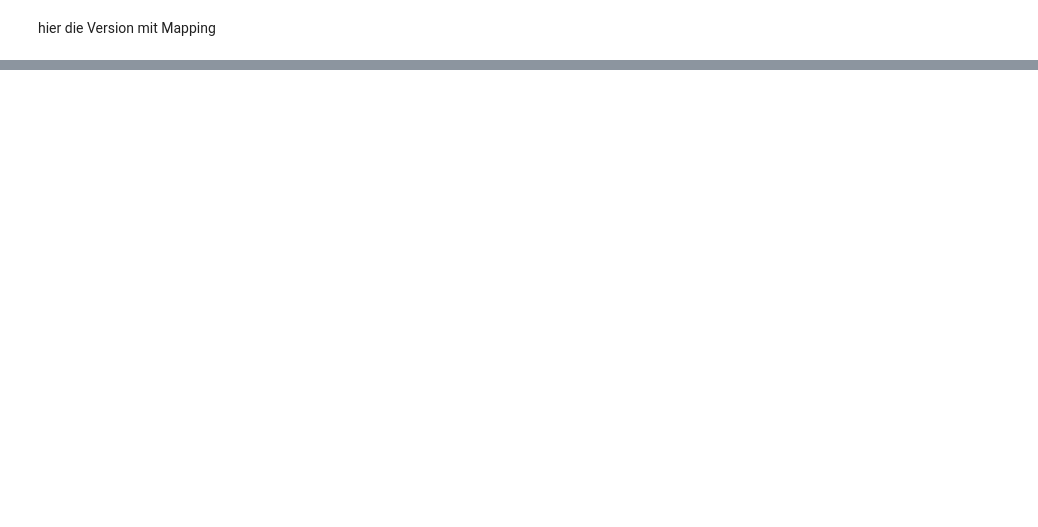
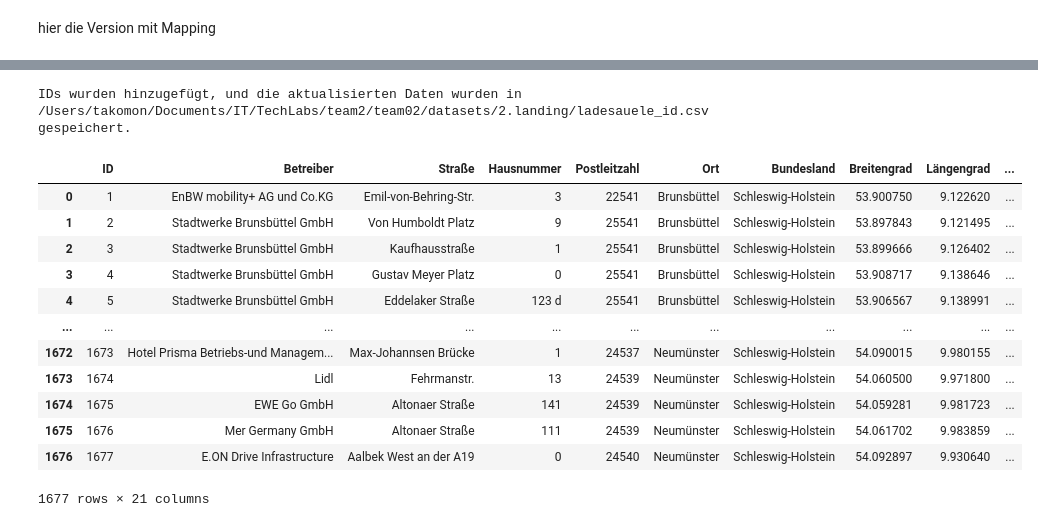
Before and after one commit to Takomonios/Team02_ChargeIT, a Jupyter notebook: code/test.ipynb, the cells around one changed output, grey strips where cells are left out. Cells and saved outputs as stored; diff of their text form; code cells hidden in the pictures; blank space fills up the shorter version.

Commit message:
update id ladesauele

```diff
--- a/code/test.ipynb
+++ b/code/test.ipynb
@@ -146,0 +163,48 @@ display(m)
+# %%
+import csv
+
+# Schritt 1: Daten aus der CSV-Datei laden
+data = []
+with open('/Users/takomon/Documents/IT/TechLabs/team2/team02/datasets/2.landing/ladesaeulen.csv', 'r') as csvfile:
+    csvreader = csv.DictReader(csvfile)
+    for row in csvreader:
+        data.append(row)
+
+# Schritt 2: Eindeutige IDs hinzufügen
+for idx, entry in enumerate(data):
+    entry['ID'] = idx + 1  # Einfacher Ansatz: Verwende die Index-Position plus 1 als ID
+
+# Reihenfolge der Spaltennamen festlegen (ID zuerst, dann die restlichen Spalten)
+fieldnames = ['ID'] + list(data[0].keys())
+
+# Schritt 3: Neue CSV-Datei mit aktualisierten Daten erstellen
+output_file = '/Users/takomon/Documents/IT/TechLabs/team2/team02/datasets/2.landing/ladesauele_id.csv'
+with open(output_file, 'w', newline='') as csvfile:
+    csvwriter = csv.DictWriter(csvfile, fieldnames=fieldnames)
+    csvwriter.writeheader()
+    csvwriter.writerows(data)
+
+
+print("IDs wurden hinzugefügt, und die aktualisierten Daten wurden in", output_file, "gespeichert.")
+# %% [output]
+IDs wurden hinzugefügt, und die aktualisierten Daten wurden in /Users/takomon/Documents/IT/TechLabs/team2/team02/datasets/2.landing/ladesauele_id.csv gespeichert.
+# %%
+import pandas as pd
+
+df = pd.read_csv("/Users/takomon/Documents/IT/TechLabs/team2/team02/datasets/2.landing/ladesauele_id.csv")
+
+display(df)
+# %% [output]
+|  | ID | Betreiber | Straße | Hausnummer | Postleitzahl | Ort | Bundesland | Breitengrad | Längengrad | ... |
+| 0 | 1 | EnBW mobility+ AG und Co.KG | Emil-von-Behring-Str. | 3 | 22541 | Brunsbüttel | Schleswig-Holstein | 53.900750 | 9.122620 | ... |
+| 1 | 2 | Stadtwerke Brunsbüttel GmbH | Von Humboldt Platz | 9 | 25541 | Brunsbüttel | Schleswig-Holstein | 53.897843 | 9.121495 | ... |
+| 2 | 3 | Stadtwerke Brunsbüttel GmbH | Kaufhausstraße | 1 | 25541 | Brunsbüttel | Schleswig-Holstein | 53.899666 | 9.126402 | ... |
+| 3 | 4 | Stadtwerke Brunsbüttel GmbH | Gustav Meyer Platz | 0 | 25541 | Brunsbüttel | Schleswig-Holstein | 53.908717 | 9.138646 | ... |
+| 4 | 5 | Stadtwerke Brunsbüttel GmbH | Eddelaker Straße | 123 d | 25541 | Brunsbüttel | Schleswig-Holstein | 53.906567 | 9.138991 | ... |
+| ... | ... | ... | ... | ... | ... | ... | ... | ... | ... | ... |
+| 1672 | 1673 | Hotel Prisma Betriebs-und Managem... | Max-Johannsen Brücke | 1 | 24537 | Neumünster | Schleswig-Holstein | 54.090015 | 9.980155 | ... |
+| 1673 | 1674 | Lidl | Fehrmanstr. | 13 | 24539 | Neumünster | Schleswig-Holstein | 54.060500 | 9.971800 | ... |
+| 1674 | 1675 | EWE Go GmbH | Altonaer Straße | 141 | 24539 | Neumünster | Schleswig-Holstein | 54.059281 | 9.981723 | ... |
+| 1675 | 1676 | Mer Germany GmbH | Altonaer Straße | 111 | 24539 | Neumünster | Schleswig-Holstein | 54.061702 | 9.983859 | ... |
+| 1676 | 1677 | E.ON Drive Infrastructure | Aalbek West an der A19 | 0 | 24540 | Neumünster | Schleswig-Holstein | 54.092897 | 9.930640 | ... |
+1677 rows × 21 columns
```
Also changed, not shown: parts of 1 cell of this notebook, 3 other files.
